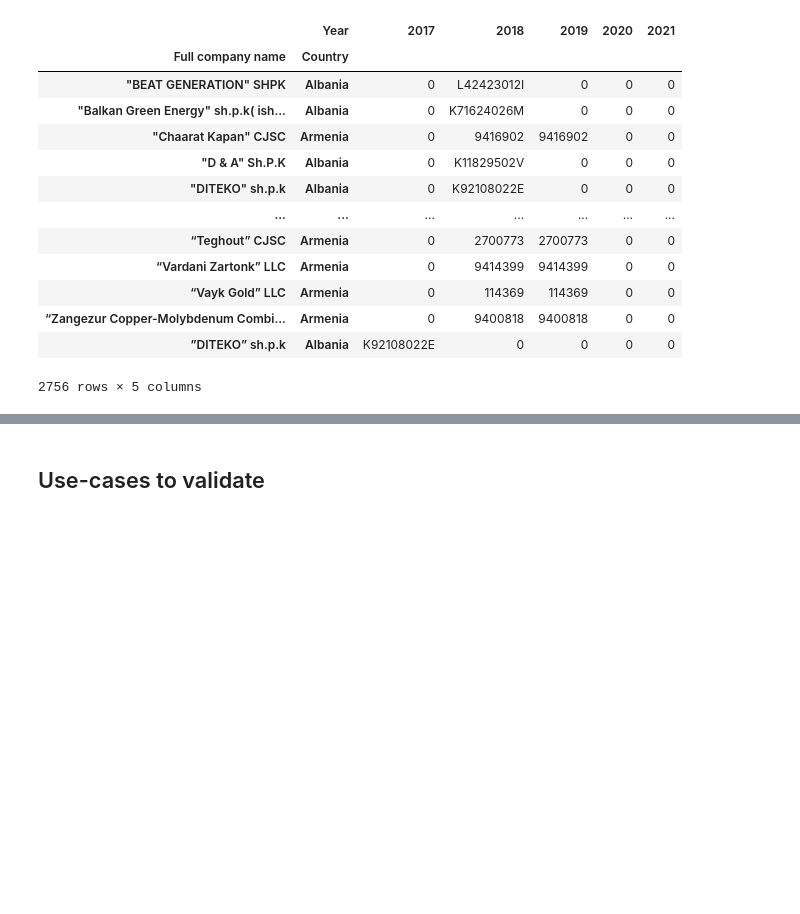
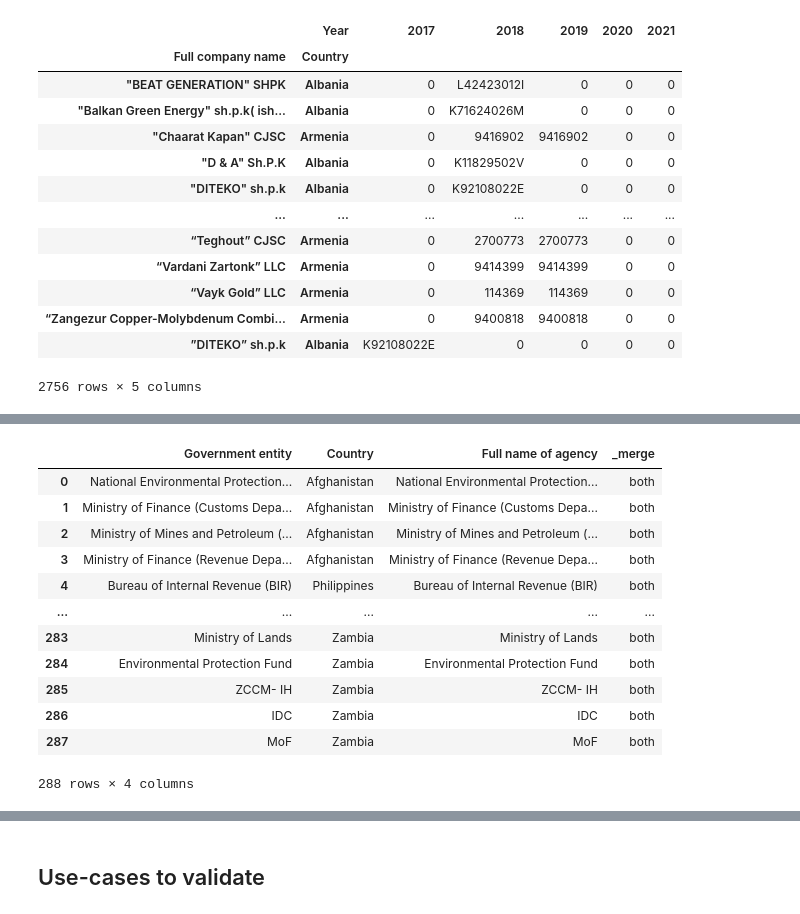
Before and after one commit to civicliteracies/EITI_SDT_data_verification_and_validation, a Jupyter notebook: Verification and Validation.ipynb, the cells around one changed output, grey strips where cells are left out. Drawn from its saved outputs; the diff is of its cells as text; code cells hidden in the pictures; blank space fills up the shorter version.

```diff
--- a/Verification and Validation.ipynb
+++ b/Verification and Validation.ipynb
@@ -1212,0 +1262,17 @@ Companies with changing/different IDs over time
+# %%
+govt_entities_merged_left = pd.merge(govt_entities_in_revenues, govt_entities_in_report, left_on=['Government entity', 'Country'], right_on=['Full name of agency', 'Country'], how='left', indicator=True, )
+govt_entities_merged_left
+# %% [output]
+|  | Government entity | Country | Full name of agency | _merge |
+| 0 | National Environmental Protection... | Afghanistan | National Environmental Protection... | both |
+| 1 | Ministry of Finance (Customs Depa... | Afghanistan | Ministry of Finance (Customs Depa... | both |
+| 2 | Ministry of Mines and Petroleum (... | Afghanistan | Ministry of Mines and Petroleum (... | both |
+| 3 | Ministry of Finance (Revenue Depa... | Afghanistan | Ministry of Finance (Revenue Depa... | both |
+| 4 | Bureau of Internal Revenue (BIR) | Philippines | Bureau of Internal Revenue (BIR) | both |
+| ... | ... | ... | ... | ... |
+| 283 | Ministry of Lands | Zambia | Ministry of Lands | both |
+| 284 | Environmental Protection Fund | Zambia | Environmental Protection Fund | both |
+| 285 | ZCCM- IH | Zambia | ZCCM- IH | both |
+| 286 | IDC | Zambia | IDC | both |
+| 287 | MoF | Zambia | MoF | both |
+288 rows × 4 columns
```
Also changed, not shown: parts of 10 cells of this notebook, 1 other file.
